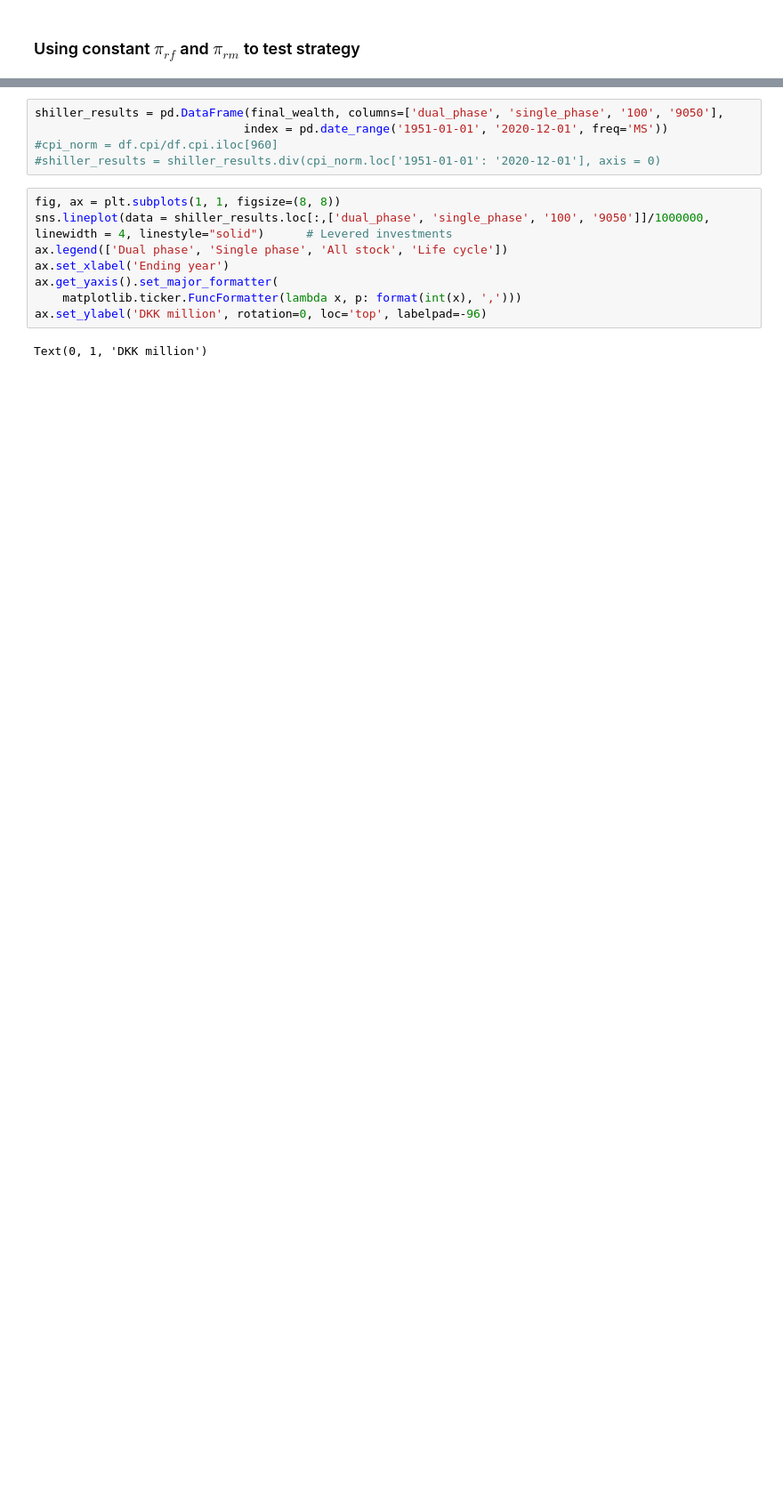
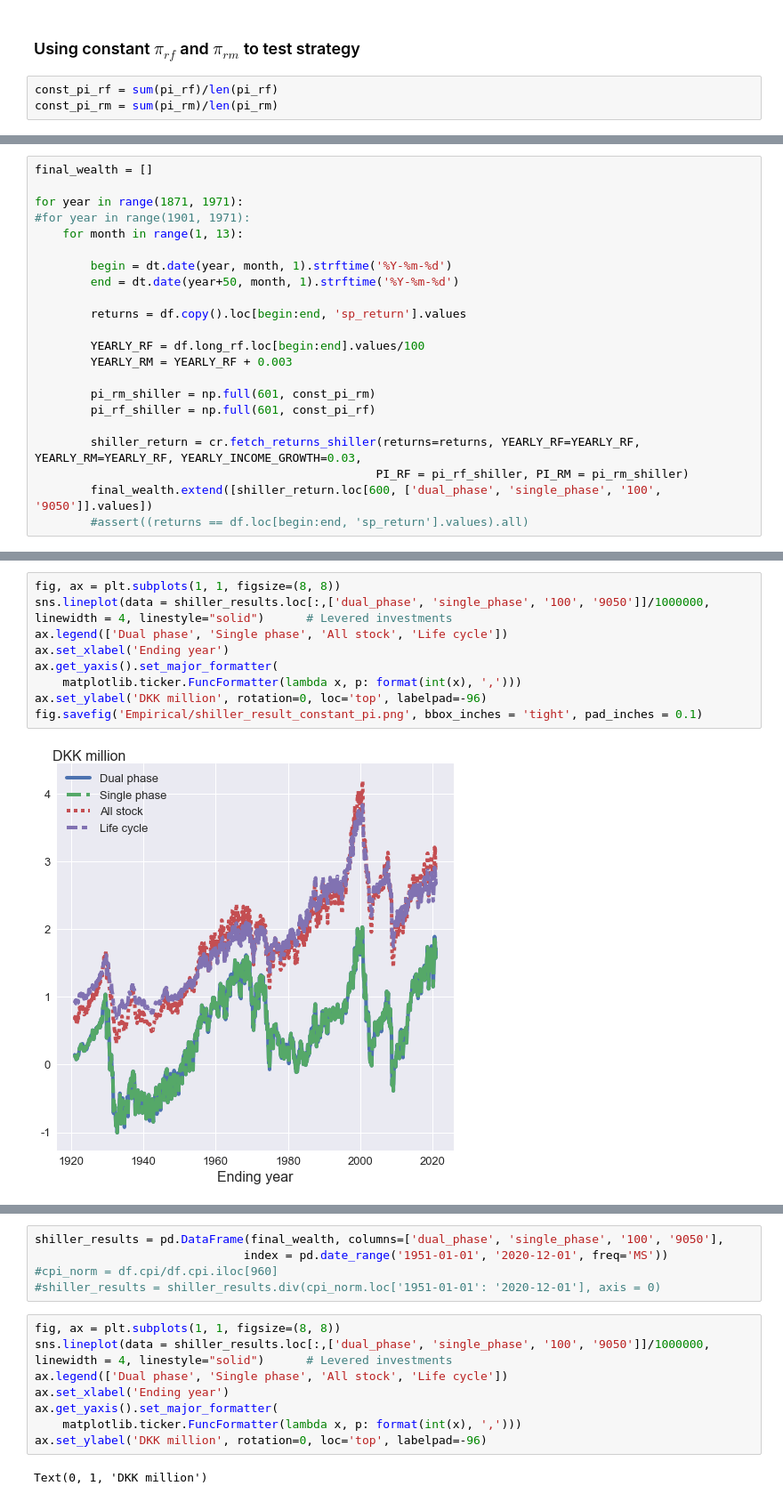
Before and after one commit to neriksen/applied_finance, a Jupyter notebook: shiller.ipynb, the cells around one changed output, grey strips where cells are left out. Shown at 89% size. Saved outputs shown, nothing was run; the diff lists cells and outputs as text; blank space fills up the shorter version.

```diff
--- a/shiller.ipynb
+++ b/shiller.ipynb
@@ -153,2 +101,5 @@ Text(0, 1, '%')
 # %% [markdown]
 ### Using constant $\pi_{rf}$ and $\pi_{rm}$ to test strategy
+# %%
+const_pi_rf = sum(pi_rf)/len(pi_rf)
+const_pi_rm = sum(pi_rm)/len(pi_rm)
@@ -154,0 +110,22 @@ Text(0, 1, '%')
+# %%
+final_wealth = []
+
+for year in range(1871, 1971):
+#for year in range(1901, 1971):
+    for month in range(1, 13):
+
+        begin = dt.date(year, month, 1).strftime('%Y-%m-%d')
+        end = dt.date(year+50, month, 1).strftime('%Y-%m-%d')
+
+        returns = df.copy().loc[begin:end, 'sp_return'].values
+
+        YEARLY_RF = df.long_rf.loc[begin:end].values/100
+        YEARLY_RM = YEARLY_RF + 0.003
+
+        pi_rm_shiller = np.full(601, const_pi_rm)
+        pi_rf_shiller = np.full(601, const_pi_rf)
+
+        shiller_return = cr.fetch_returns_shiller(returns=returns, YEARLY_RF=YEARLY_RF, YEARLY_RM=YEARLY_RF, YEARLY_INCOME_GROWTH=0.03,
+                                                 PI_RF = pi_rf_shiller, PI_RM = pi_rm_shiller)
+        final_wealth.extend([shiller_return.loc[600, ['dual_phase', 'single_phase', '100', '9050']].values])
+        #assert((returns == df.loc[begin:end, 'sp_return'].values).all)
@@ -154,0 +137,11 @@ Text(0, 1, '%')
+# %%
+fig, ax = plt.subplots(1, 1, figsize=(8, 8))
+sns.lineplot(data = shiller_results.loc[:,['dual_phase', 'single_phase', '100', '9050']]/1000000, linewidth = 4, linestyle="solid")      # Levered investments
+ax.legend(['Dual phase', 'Single phase', 'All stock', 'Life cycle'])
+ax.set_xlabel('Ending year')
+ax.get_yaxis().set_major_formatter(
+    matplotlib.ticker.FuncFormatter(lambda x, p: format(int(x), ',')))
+ax.set_ylabel('DKK million', rotation=0, loc='top', labelpad=-96)
+fig.savefig('Empirical/shiller_result_constant_pi.png', bbox_inches = 'tight', pad_inches = 0.1)
+# %% [output]
+[figure, added]
```
Also changed, not shown: parts of 23 cells of this notebook, 4 other files.
